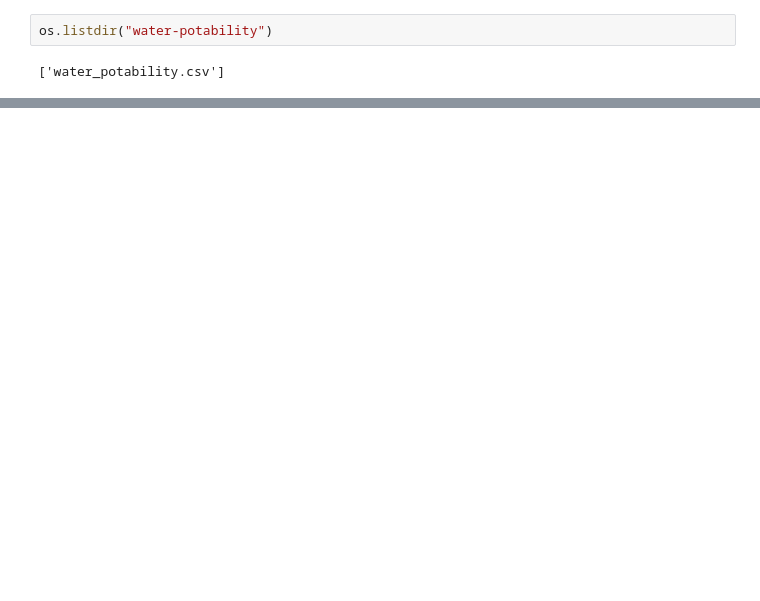
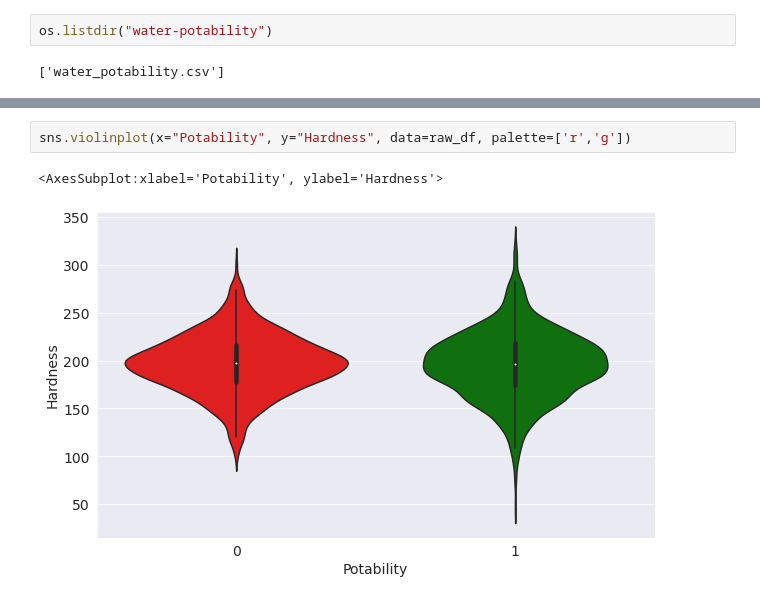
Before and after one commit to Rey-commits/AI-Computer_Vision_Projects, a Jupyter notebook: 9_Water_Quality_Potability_Prediction/Water_Potability_Prediction_Using_Machine_Learning_Algorithms.ipynb, the cells around one changed output, grey strips where cells are left out. Drawn from its saved outputs; the diff is of its cells as text; blank space fills up the shorter version.

```diff
--- a/9_Water_Quality_Potability_Prediction/Water_Potability_Prediction_Using_Machine_Learning_Algorithms.ipynb
+++ b/9_Water_Quality_Potability_Prediction/Water_Potability_Prediction_Using_Machine_Learning_Algorithms.ipynb
@@ -43,0 +131,5 @@ os.listdir("water-potability")
+# %%
+sns.violinplot(x="Potability", y="Hardness", data=raw_df, palette=['r','g'])
+# %% [output]
+<AxesSubplot:xlabel='Potability', ylabel='Hardness'>
+[figure, added]
```
Also changed, not shown: parts of 20 cells of this notebook.
